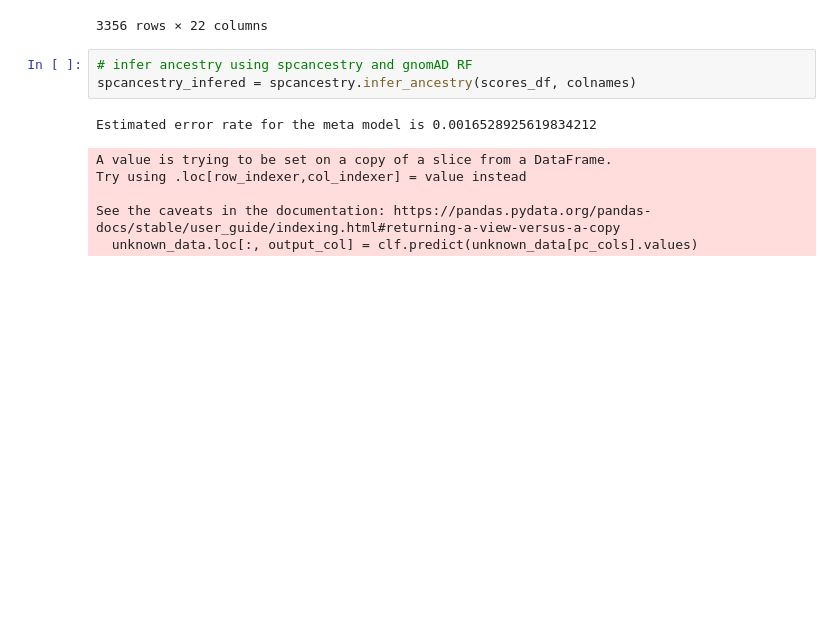
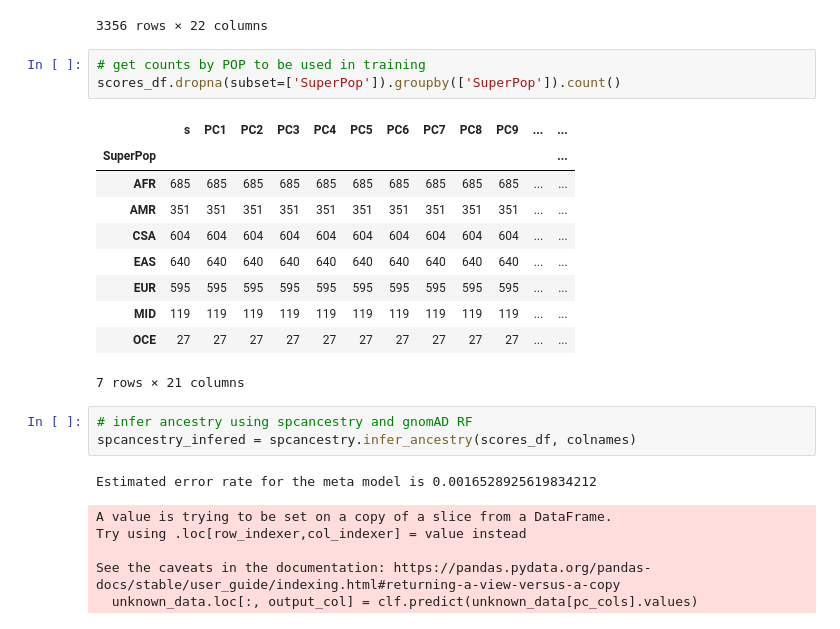
Before and after one commit to LindoNkambule/spcancestry, a Jupyter notebook: paper/Analysis.ipynb, the cells around one changed output. Cells and saved outputs as stored; diff of their text form; blank space fills up the shorter version.

```diff
--- a/paper/Analysis.ipynb
+++ b/paper/Analysis.ipynb
@@ -65,6 +65,20 @@ scores_df
 | 333 | NA21129 | -0.129031 | 0.063162 | 0.141917 | 0.15565 | 0.029053 | -0.001486 | 0.011335 | 0.002948 | 0.001191 | ... | ... |
 | 334 | NA21142 | -0.123115 | 0.066187 | 0.137931 | 0.154541 | 0.026297 | -0.000247 | 0.010034 | 0.010038 | 0.003393 | ... | ... |
 3356 rows × 22 columns
+# %%
+# get counts by POP to be used in training
+scores_df.dropna(subset=['SuperPop']).groupby(['SuperPop']).count()
+# %% [output]
+|  | s | PC1 | PC2 | PC3 | PC4 | PC5 | PC6 | PC7 | PC8 | PC9 | ... | ... |
+| SuperPop |  |  |  |  |  |  |  |  |  |  |  | ... |
+| AFR | 685 | 685 | 685 | 685 | 685 | 685 | 685 | 685 | 685 | 685 | ... | ... |
+| AMR | 351 | 351 | 351 | 351 | 351 | 351 | 351 | 351 | 351 | 351 | ... | ... |
+| CSA | 604 | 604 | 604 | 604 | 604 | 604 | 604 | 604 | 604 | 604 | ... | ... |
+| EAS | 640 | 640 | 640 | 640 | 640 | 640 | 640 | 640 | 640 | 640 | ... | ... |
+| EUR | 595 | 595 | 595 | 595 | 595 | 595 | 595 | 595 | 595 | 595 | ... | ... |
+| MID | 119 | 119 | 119 | 119 | 119 | 119 | 119 | 119 | 119 | 119 | ... | ... |
+| OCE | 27 | 27 | 27 | 27 | 27 | 27 | 27 | 27 | 27 | 27 | ... | ... |
+7 rows × 21 columns
 # %%
 # infer ancestry using spcancestry and gnomAD RF
 spcancestry_infered = spcancestry.infer_ancestry(scores_df, colnames)
```
Also changed, not shown: parts of 5 cells of this notebook, 2 other files.
